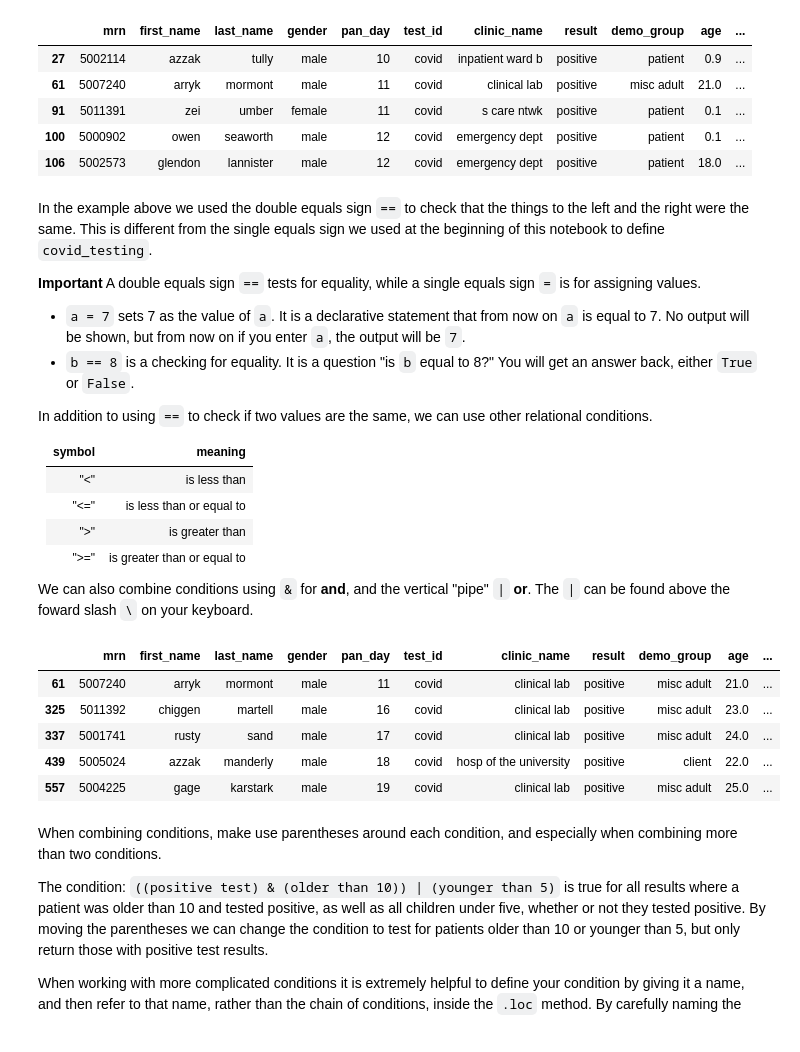
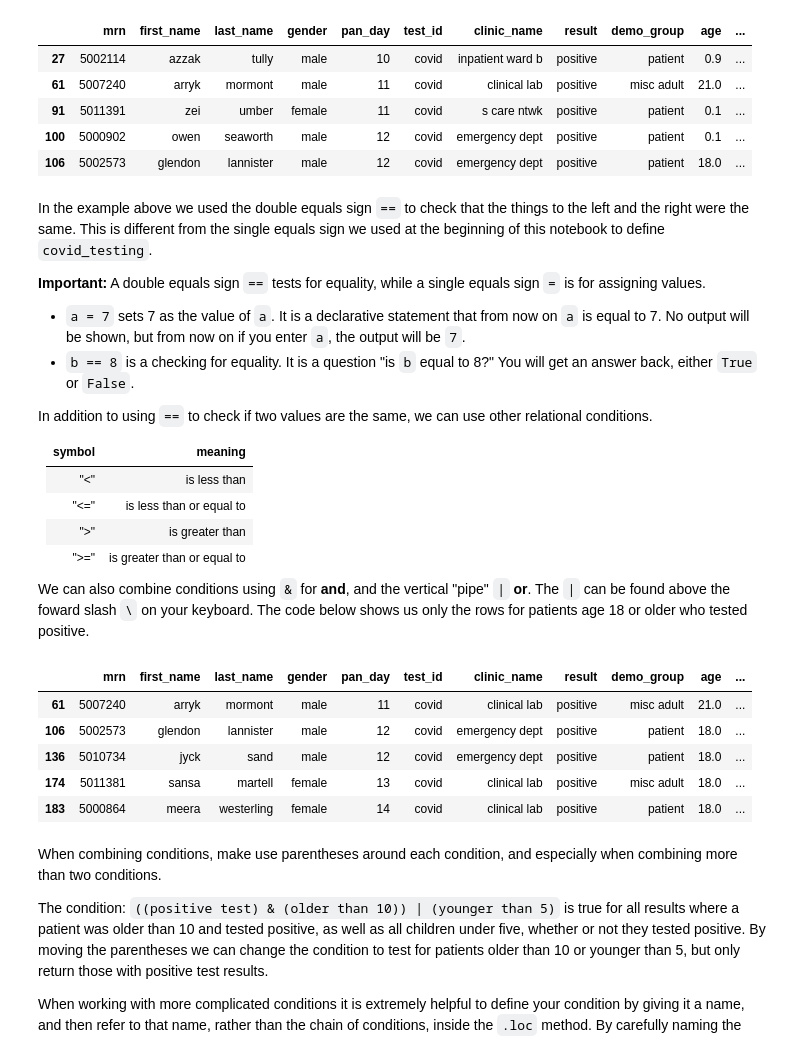
Before and after one commit to arcus/education_modules, a Jupyter notebook: pandas_transform/notebooks/dataframe_example.ipynb, the cells around one changed output. Cells and saved outputs as stored; diff of their text form; code cells hidden in the pictures.

```diff
--- a/pandas_transform/notebooks/dataframe_example.ipynb
+++ b/pandas_transform/notebooks/dataframe_example.ipynb
@@ -9,7 +9,7 @@ import pandas as pd
 # %% [markdown]
 For this exercise we are going to use a fake data set of Covid testing data from the beginning of the pandemic. The following code will read the data from the `.csv` file and save it as the dataframe `covid_testing`:
 # %%
-covid_testing = pd.read_csv("~/Desktop/covid_testing.csv")
+covid_testing = pd.read_csv("covid_testing.csv")
 # %% [markdown]
 To take a look at this data before we start trying to manipulate it, use `covid_testing.head()`. The default will show us the first 5 rows, but you can put an arguement in the parentheses, like `covid_testing.head(10)` to show the number of rows you want to see. Try putting an arguement into the code below:
 # %%
@@ -152,7 +151,7 @@ positive_tests.head()
 # %% [markdown]
 In the example above we used the double equals sign `==` to check that the things to the left and the right were the same. This is different from the single equals sign we used at the beginning of this notebook to define `covid_testing`.
 
-**Important** A double equals sign `==` tests for equality, while a single equals sign `=` is for assigning values.
+**Important:** A double equals sign `==` tests for equality, while a single equals sign `=` is for assigning values.
 - `a = 7` sets 7 as the value of `a`. It is a declarative statement that from now on `a` is equal to 7. No output will be shown, but from now on if you enter `a`, the output will be `7`.
 - `b == 8` is a checking for equality. It is a question "is `b` equal to 8?" You will get an answer back, either `True` or `False`.
 
@@ -166,17 +165,17 @@ In addition to using `==` to check if two values are the same, we can use other
 | ">=" | is greater than or equal to|
 
 
-We can also combine conditions using `&` for **and**, and the vertical "pipe" `|` **or**. The `|` can be found above the foward slash `\` on your keyboard.
+We can also combine conditions using `&` for **and**, and the vertical "pipe" `|` **or**. The `|` can be found above the foward slash `\` on your keyboard. The code below shows us only the rows for patients age 18 or older who tested positive.
 # %%
-adult_positive = covid_testing.loc[(covid_testing.loc[:,"result"] == "positive") & (covid_testing.loc[:,"age"] > 18), :]
+adult_positive = covid_testing.loc[(covid_testing.loc[:,"result"] == "positive") & (covid_testing.loc[:,"age"] >= 18), :]
 adult_positive.head()
 # %% [output]
 |  | mrn | first_name | last_name | gender | pan_day | test_id | clinic_name | result | demo_group | age | ... |
 | 61 | 5007240 | arryk | mormont | male | 11 | covid | clinical lab | positive | misc adult | 21.0 | ... |
-| 325 | 5011392 | chiggen | martell | male | 16 | covid | clinical lab | positive | misc adult | 23.0 | ... |
-| 337 | 5001741 | rusty | sand | male | 17 | covid | clinical lab | positive | misc adult | 24.0 | ... |
-| 439 | 5005024 | azzak | manderly | male | 18 | covid | hosp of the university | positive | client | 22.0 | ... |
-| 557 | 5004225 | gage | karstark | male | 19 | covid | clinical lab | positive | misc adult | 25.0 | ... |
+| 106 | 5002573 | glendon | lannister | male | 12 | covid | emergency dept | positive | patient | 18.0 | ... |
+| 136 | 5010734 | jyck | sand | male | 12 | covid | emergency dept | positive | patient | 18.0 | ... |
+| 174 | 5011381 | sansa | martell | female | 13 | covid | clinical lab | positive | misc adult | 18.0 | ... |
+| 183 | 5000864 | meera | westerling | female | 14 | covid | clinical lab | positive | patient | 18.0 | ... |
 # %% [markdown]
 When combining conditions, make use parentheses around each condition, and especially when combining more than two conditions.
 
```
Also changed, not shown: parts of 6 cells of this notebook, 1 other file.
